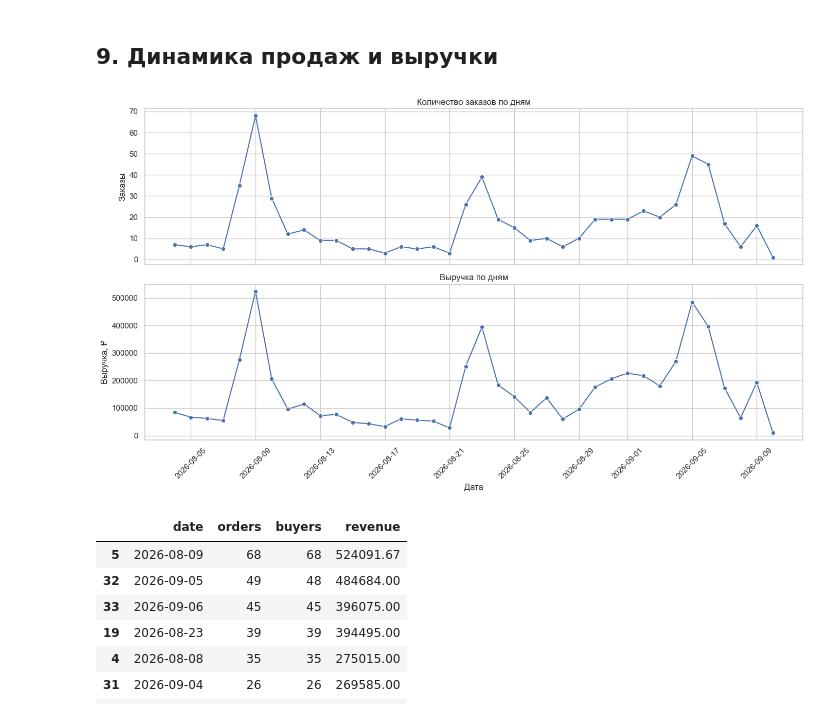
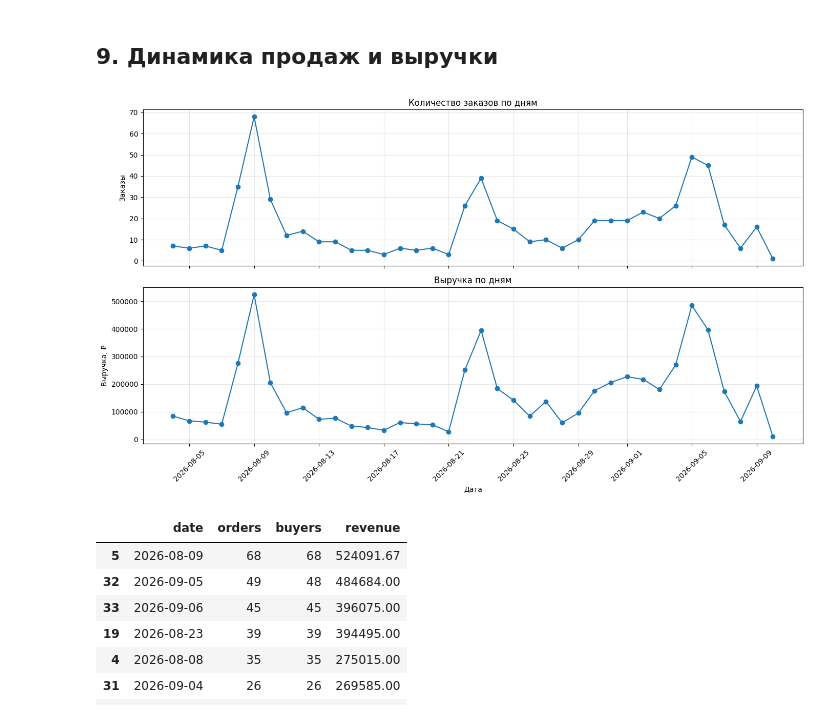
Before and after one commit to perchii/hackathon-postupashki, a Jupyter notebook: notebooks/purchases_eda.ipynb, the cells around one changed output. Saved outputs shown, nothing was run; the diff lists cells and outputs as text; code cells hidden in the pictures.

```diff
--- a/notebooks/purchases_eda.ipynb
+++ b/notebooks/purchases_eda.ipynb
@@ -15,9 +15,7 @@ from pathlib import Path
 import matplotlib.pyplot as plt
 import numpy as np
 import pandas as pd
-import seaborn as sns
 
-sns.set_theme(style="whitegrid")
 pd.set_option("display.max_columns", 30)
 
 # Путь относительно папки notebooks/
@@ -317,23 +320,42 @@ course_pairs.head(15)
 ## 9. Динамика продаж и выручки
 # %%
 daily = (
-    orders.assign(date=orders['timestamp'].dt.floor('D'))
-          .groupby('date', as_index=False)
-          .agg(orders=('student_id', 'size'),
-               buyers=('student_id', 'nunique'),
-               revenue=('order_revenue', 'sum'))
+    orders.assign(date=orders["timestamp"].dt.floor("D"))
+          .groupby("date", as_index=False)
+          .agg(
+              orders=("student_id", "size"),
+              buyers=("student_id", "nunique"),
+              revenue=("order_revenue", "sum")
+          )
 )
 
 fig, axes = plt.subplots(2, 1, figsize=(14, 8), sharex=True)
-sns.lineplot(data=daily, x='date', y='orders', marker='o', ax=axes[0])
-axes[0].set(title='Количество заказов по дням', xlabel='', ylabel='Заказы')
-sns.lineplot(data=daily, x='date', y='revenue', marker='o', ax=axes[1])
-axes[1].set(title='Выручка по дням', xlabel='Дата', ylabel='Выручка, ₽')
+
+axes[0].plot(
+    daily["date"],
+    daily["orders"],
+    marker="o"
+)
+axes[0].set_title("Количество заказов по дням")
+axes[0].set_xlabel("")
+axes[0].set_ylabel("Заказы")
+axes[0].grid(True, alpha=0.3)
+
+axes[1].plot(
+    daily["date"],
+    daily["revenue"],
+    marker="o"
+)
+axes[1].set_title("Выручка по дням")
+axes[1].set_xlabel("Дата")
+axes[1].set_ylabel("Выручка, ₽")
+axes[1].grid(True, alpha=0.3)
+
 plt.xticks(rotation=45)
 plt.tight_layout()
 plt.show()
 # %% [output]
-[figure, old version]
+[figure, new version]
 # %%
 daily.nlargest(10, 'revenue')
 # %% [output]
```
Also changed, not shown: parts of 3 cells of this notebook, 1 other file.
